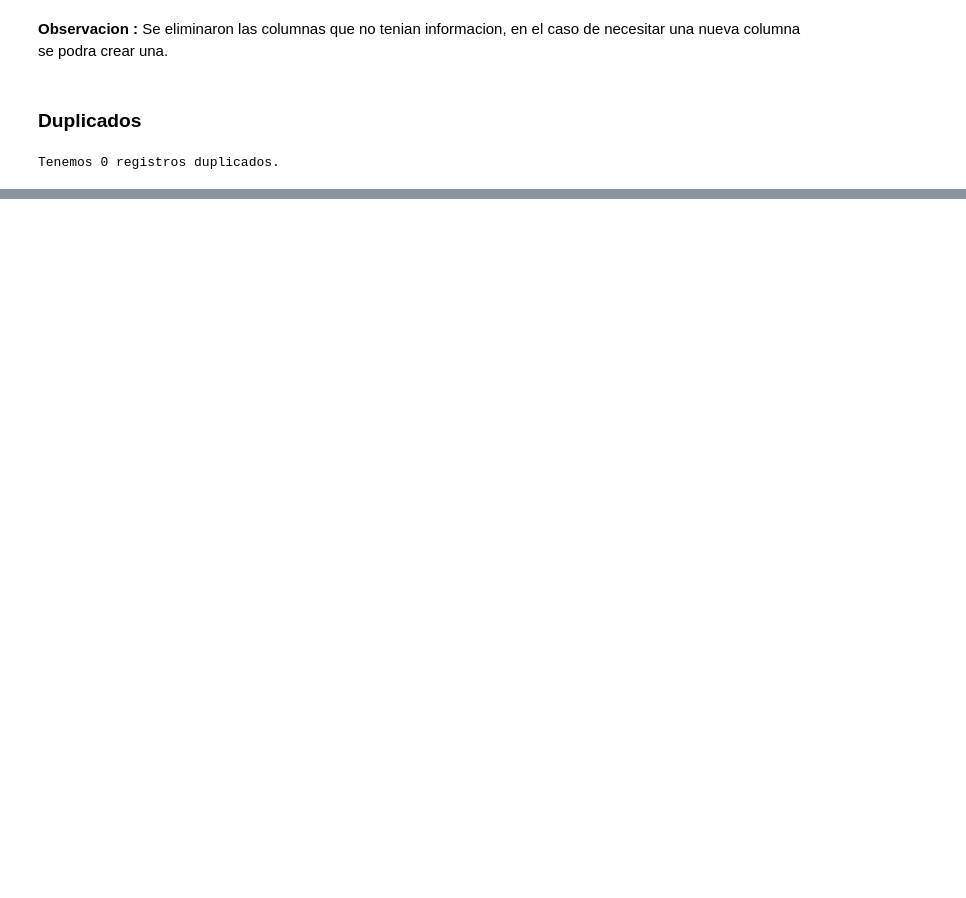
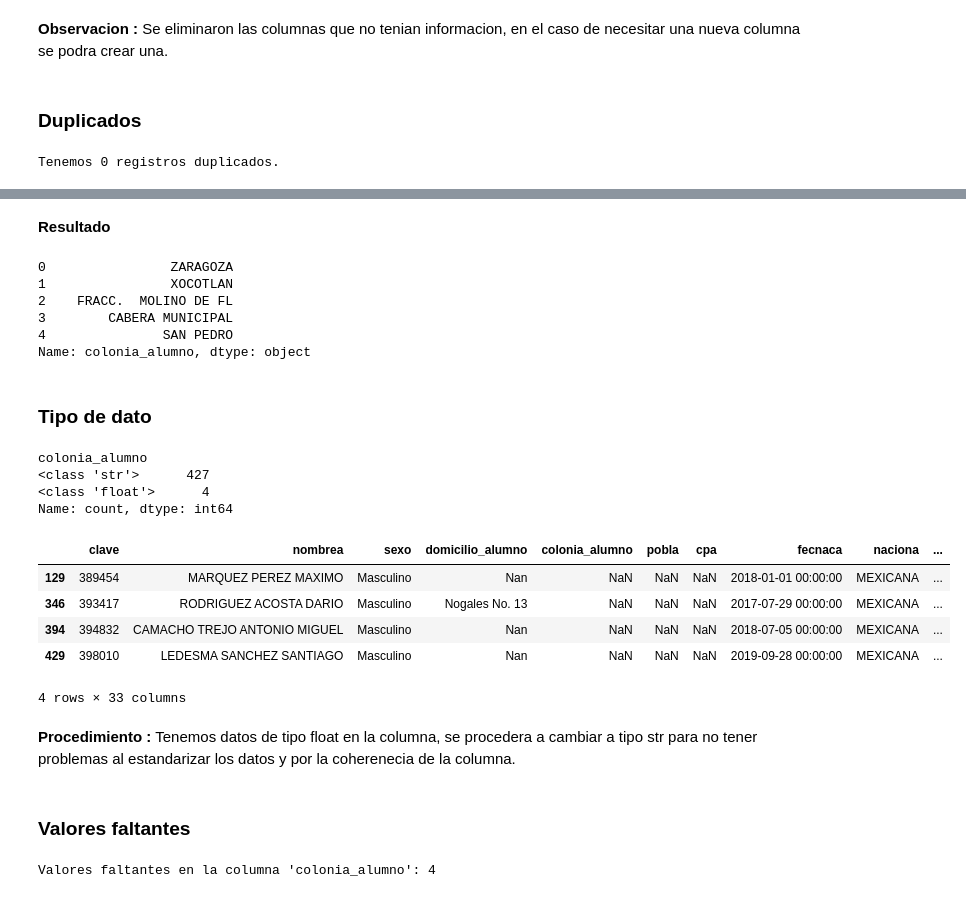
Before and after one commit to franco18min/Data-Analytics-Prueba-Tecnica, a Jupyter notebook: Analisis_Limpieza_Datos.ipynb, the cells around one changed output, grey strips where cells are left out. Drawn from its saved outputs; the diff is of its cells as text; code cells hidden in the pictures; blank space fills up the shorter version.

```diff
--- a/Analisis_Limpieza_Datos.ipynb
+++ b/Analisis_Limpieza_Datos.ipynb
@@ -165,0 +798,2 @@ Tenemos 0 registros duplicados.
+# %%
+df['domicilio_alumno'] = df['domicilio_alumno'].astype(str)
@@ -165,0 +815,5 @@ Tenemos 0 registros duplicados.
+# %%
+#Reemplazamos donde sea nulo por "Domicilio desconocido"
+df['domicilio_alumno'] = df['domicilio_alumno'].fillna('Domicilio desconocido')
+#Reemplazamos donde sea "Nan" por "Domicilio desconocido"
+df['domicilio_alumno'] = df['domicilio_alumno'].replace({'Nan': 'Domicilio desconocido'})
@@ -165,0 +824,2 @@ Tenemos 0 registros duplicados.
+# %%
+df['domicilio_alumno'] = df['domicilio_alumno'].apply(estandarizacion)
@@ -165,0 +851,35 @@ Tenemos 0 registros duplicados.
+# %%
+df.rename(columns={'coloa': 'colonia_alumno'}, inplace=True)
+# %% [markdown]
+**Resultado**
+# %%
+df['colonia_alumno'].head()
+# %% [output]
+0                ZARAGOZA
+1                XOCOTLAN
+2    FRACC.  MOLINO DE FL
+3        CABERA MUNICIPAL
+4               SAN PEDRO
+Name: colonia_alumno, dtype: object
+# %% [markdown]
+### Tipo de dato
+# %%
+#Vamos a ver si hay datos distintos de string
+df['colonia_alumno'].apply(lambda x: type(x)).value_counts()
+# %% [output]
+colonia_alumno
+<class 'str'>      427
+<class 'float'>      4
+Name: count, dtype: int64
+# %%
+#ver columnas con valores float
+df[df['colonia_alumno'].apply(lambda x: type(x) == float)]
+# %% [output]
+|  | clave | nombrea | sexo | domicilio_alumno | colonia_alumno | pobla | cpa | fecnaca | naciona | ... |
+| 129 | 389454 | MARQUEZ PEREZ MAXIMO | Masculino | Nan | NaN | NaN | NaN | 2018-01-01 00:00:00 | MEXICANA | ... |
+| 346 | 393417 | RODRIGUEZ ACOSTA DARIO | Masculino | Nogales No. 13 | NaN | NaN | NaN | 2017-07-29 00:00:00 | MEXICANA | ... |
+| 394 | 394832 | CAMACHO TREJO ANTONIO MIGUEL | Masculino | Nan | NaN | NaN | NaN | 2018-07-05 00:00:00 | MEXICANA | ... |
+| 429 | 398010 | LEDESMA SANCHEZ SANTIAGO | Masculino | Nan | NaN | NaN | NaN | 2019-09-28 00:00:00 | MEXICANA | ... |
+4 rows × 33 columns
+# %% [markdown]
+**Procedimiento :**  Tenemos datos de tipo float en la columna, se procedera a cambiar a tipo str para no tener problemas al estandarizar los datos y por la coherenecia de la columna.
@@ -165,0 +888,2 @@ Tenemos 0 registros duplicados.
+# %% [markdown]
+### Valores faltantes
@@ -165,0 +893,7 @@ Tenemos 0 registros duplicados.
+# %%
+#Valores nulos
+nulos = df['colonia_alumno'].isnull().sum()
+#Suma de nulos y Nan
+print(f"Valores faltantes en la columna 'colonia_alumno': {nulos + len(df_nan)}")
+# %% [output]
+Valores faltantes en la columna 'colonia_alumno': 4
```
Also changed, not shown: parts of 448 cells of this notebook, 8 other files.
